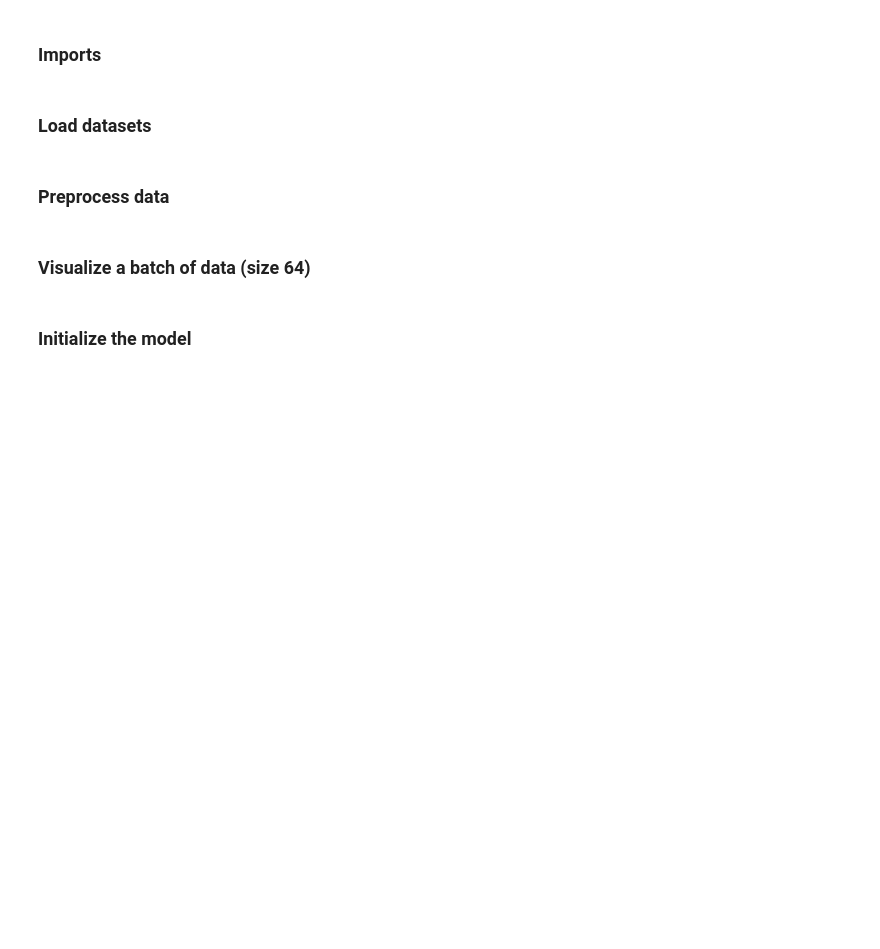
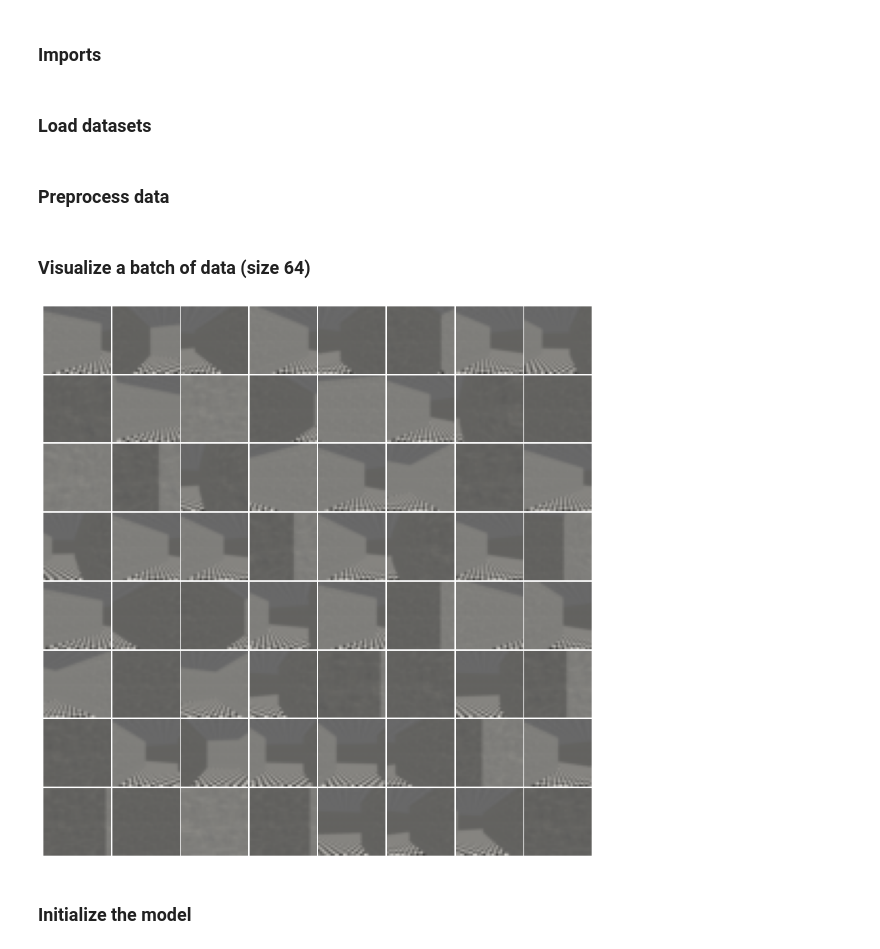
Before and after one commit to Mariusmarten/SpatialMemory, a Jupyter notebook: _1_Feedforward_action_pred.ipynb, the cells around one changed output. Cells and saved outputs as stored; diff of their text form; code cells hidden in the pictures; blank space fills up the shorter version.

```diff
--- a/_1_Feedforward_action_pred.ipynb
+++ b/_1_Feedforward_action_pred.ipynb
@@ -96,9 +55,36 @@ dataset_loader_test_data = DataLoader(
+# %%
+data = tmaze_random_reverse_data
+n = 1
+
+# change seq. length, recode actions, split dataset
+dataset = preprocess.split_n_steps_between(data, n=n)
+dataet, counter, translation_dict = preprocess.recode_actions(dataset, n)
+train_data, test_data = preprocess.split_data(dataset, 0.8)
+
+# preprocess trainingset
+oracle_train_data = preprocess.ObtainDualDataset(
+    train_data, "observationsA", "observationsB", "actions"
+)
+oracle_test_data = preprocess.ObtainDualDataset(
+    test_data, "observationsA", "observationsB", "actions"
+)
+
+# build dataloader (tensor format)
+batch_size = 128
+dataset_loader_train_data = DataLoader(
+    oracle_train_data, batch_size=batch_size, shuffle=True
+)
+dataset_loader_test_data = DataLoader(
+    oracle_test_data, batch_size=batch_size, shuffle=True
+)
 # %% [markdown]
 ### Visualize a batch of data (size 64)
 # %%
 dataiter = iter(dataset_loader_train_data)
-images, labels = dataiter.next()
+images, _, labels = dataiter.next()
 plot.plot_64_observations(images)
+# %% [output]
+[figure, added]
 # %% [markdown]
 ### Initialize the model
 # %%
```
Also changed, not shown: parts of 4 cells of this notebook, 12 other files.
